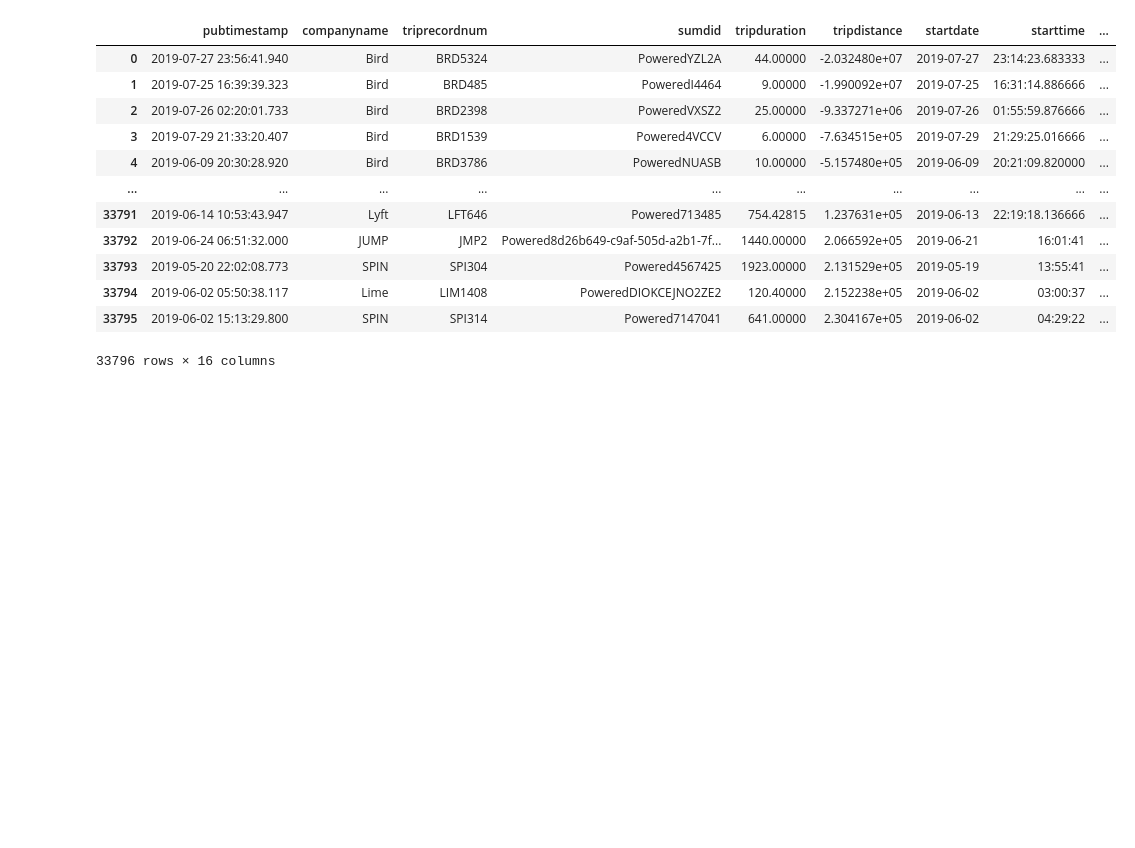
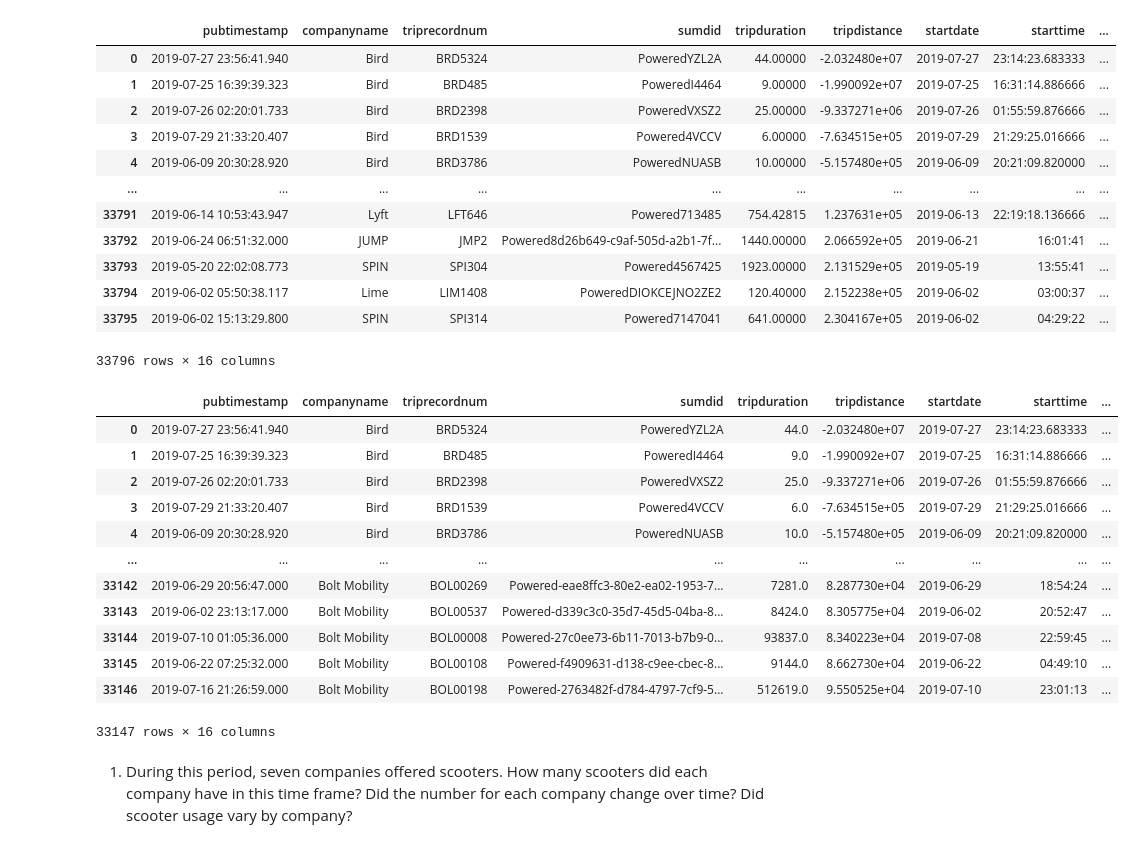
Before and after one commit to NSS-Data-Analytics-Cohort-8/scooter-partner1-badger-badger-python, a Jupyter notebook: notebooks/eda_scooters.ipynb, the cells around one changed output. Drawn from its saved outputs; the diff is of its cells as text; code cells hidden in the pictures; blank space fills up the shorter version.

```diff
--- a/notebooks/eda_scooters.ipynb
+++ b/notebooks/eda_scooters.ipynb
@@ -253,3 +253,31 @@ out1
 | 33794 | 2019-06-02 05:50:38.117 | Lime | LIM1408 | PoweredDIOKCEJNO2ZE2 | 120.40000 | 2.152238e+05 | 2019-06-02 | 03:00:37 | ... |
 | 33795 | 2019-06-02 15:13:29.800 | SPIN | SPI314 | Powered7147041 | 641.00000 | 2.304167e+05 | 2019-06-02 | 04:29:22 | ... |
 33796 rows × 16 columns
+# %%
+outliers = '''
+SELECT *
+FROM trips
+WHERE (tripdistance <= 1 AND tripduration > 5)
+    OR (tripdistance >26400 AND tripduration > 120)
+    AND companyname LIKE 'Bolt Mobility'
+ORDER BY tripdistance
+'''
+
+out1 = pd.read_sql(outliers, con=scooters)
+out1
+# %% [output]
+|  | pubtimestamp | companyname | triprecordnum | sumdid | tripduration | tripdistance | startdate | starttime | ... |
+| 0 | 2019-07-27 23:56:41.940 | Bird | BRD5324 | PoweredYZL2A | 44.0 | -2.032480e+07 | 2019-07-27 | 23:14:23.683333 | ... |
+| 1 | 2019-07-25 16:39:39.323 | Bird | BRD485 | PoweredI4464 | 9.0 | -1.990092e+07 | 2019-07-25 | 16:31:14.886666 | ... |
+| 2 | 2019-07-26 02:20:01.733 | Bird | BRD2398 | PoweredVXSZ2 | 25.0 | -9.337271e+06 | 2019-07-26 | 01:55:59.876666 | ... |
+| 3 | 2019-07-29 21:33:20.407 | Bird | BRD1539 | Powered4VCCV | 6.0 | -7.634515e+05 | 2019-07-29 | 21:29:25.016666 | ... |
+| 4 | 2019-06-09 20:30:28.920 | Bird | BRD3786 | PoweredNUASB | 10.0 | -5.157480e+05 | 2019-06-09 | 20:21:09.820000 | ... |
+| ... | ... | ... | ... | ... | ... | ... | ... | ... | ... |
+| 33142 | 2019-06-29 20:56:47.000 | Bolt Mobility | BOL00269 | Powered-eae8ffc3-80e2-ea02-1953-7... | 7281.0 | 8.287730e+04 | 2019-06-29 | 18:54:24 | ... |
+| 33143 | 2019-06-02 23:13:17.000 | Bolt Mobility | BOL00537 | Powered-d339c3c0-35d7-45d5-04ba-8... | 8424.0 | 8.305775e+04 | 2019-06-02 | 20:52:47 | ... |
+| 33144 | 2019-07-10 01:05:36.000 | Bolt Mobility | BOL00008 | Powered-27c0ee73-6b11-7013-b7b9-0... | 93837.0 | 8.340223e+04 | 2019-07-08 | 22:59:45 | ... |
+| 33145 | 2019-06-22 07:25:32.000 | Bolt Mobility | BOL00108 | Powered-f4909631-d138-c9ee-cbec-8... | 9144.0 | 8.662730e+04 | 2019-06-22 | 04:49:10 | ... |
+| 33146 | 2019-07-16 21:26:59.000 | Bolt Mobility | BOL00198 | Powered-2763482f-d784-4797-7cf9-5... | 512619.0 | 9.550525e+04 | 2019-07-10 | 23:01:13 | ... |
+33147 rows × 16 columns
+# %% [markdown]
+1. During this period, seven companies offered scooters. How many scooters did each company have in this time frame? Did the number for each company change over time? Did scooter usage vary by company?
```
